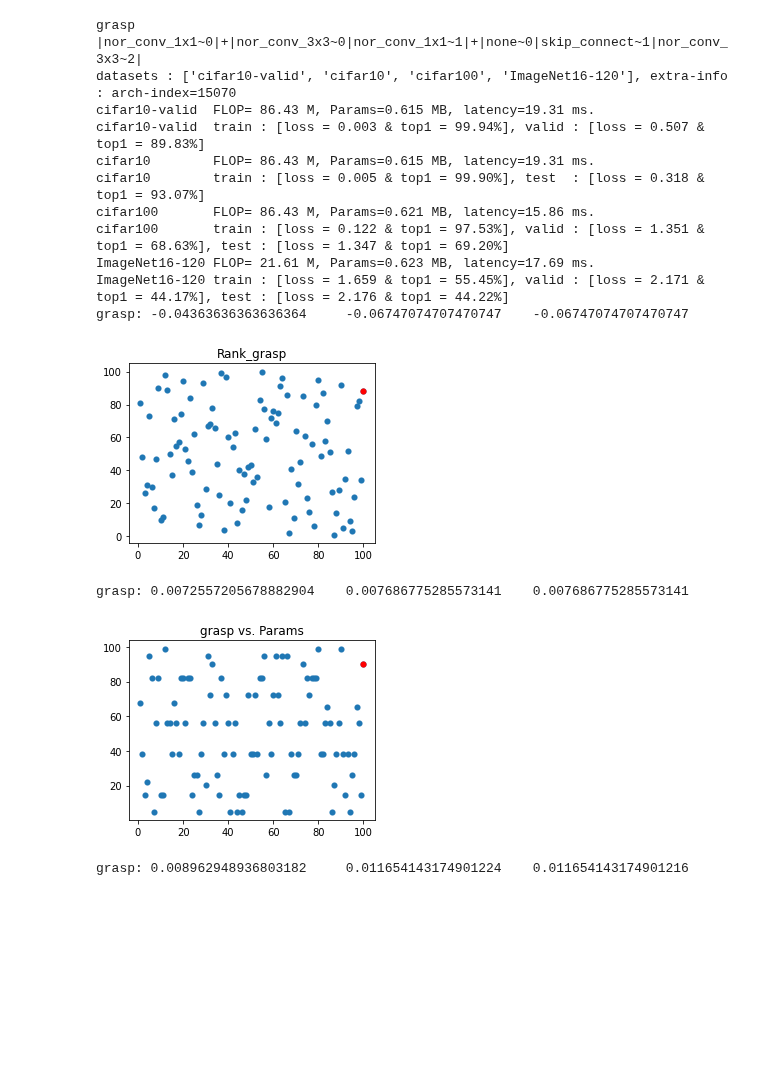
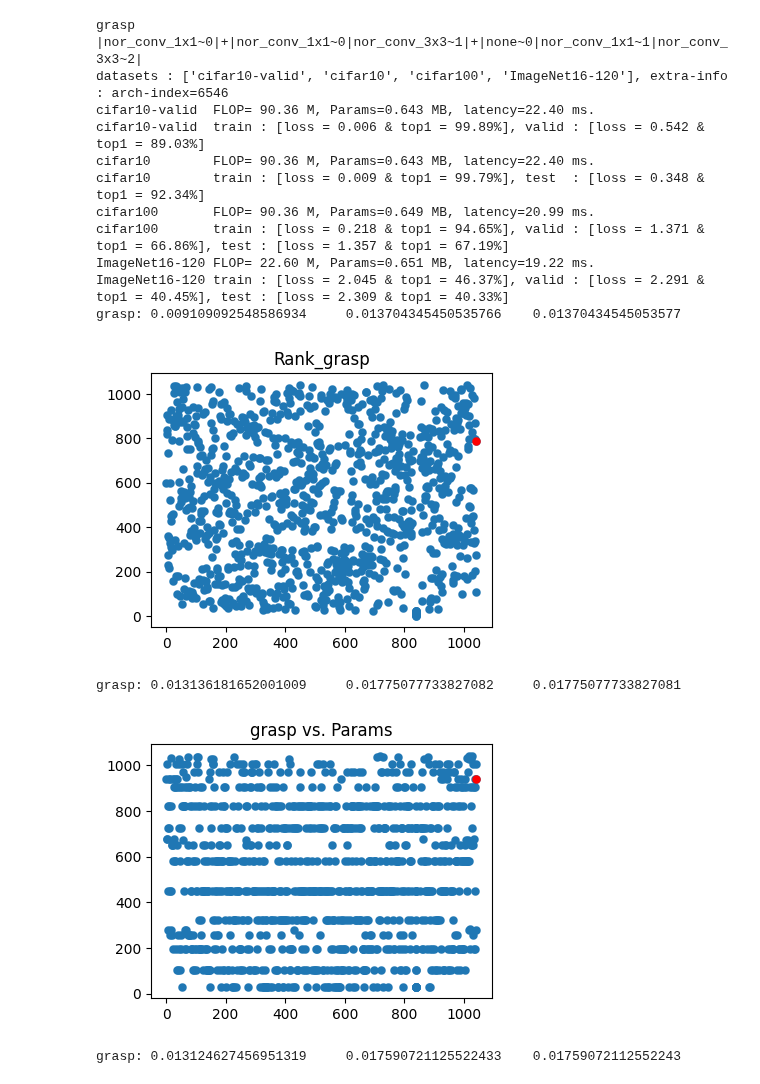
Before and after one commit to cvlab-yonsei/AZ-NAS, a Jupyter notebook: NATSBench/tss_general.ipynb, the cells around one changed output. Cells and saved outputs as stored; diff of their text form; code cells hidden in the pictures; blank space fills up the shorter version.

```diff
--- a/NATSBench/tss_general.ipynb
+++ b/NATSBench/tss_general.ipynb
@@ -309,9 +313,9 @@ def get_results_from_api(api, arch, dataset='cifar10'):
 
 api_valid_accs, api_flops, api_params = [], [], []
 for a in archs:
-    valid_acc, flops, params = get_results_from_api(api, a, 'cifar10')
+#     valid_acc, flops, params = get_results_from_api(api, a, 'cifar10')
 #     valid_acc, flops, params = get_results_from_api(api, a, 'cifar100')
-#     valid_acc, flops, params = get_results_from_api(api, a, 'ImageNet16-120')
+    valid_acc, flops, params = get_results_from_api(api, a, 'ImageNet16-120')
     api_valid_accs.append(valid_acc)
     api_flops.append(flops)
     api_params.append(params)
@@ -321,7 +325,9 @@ fig_scale = 1.1
 # rank_agg = None
 # l = len(api_flops)
 # rank_agg = np.log(stats.rankdata(api_flops) / l)
+# # rank_agg = np.log(stats.rankdata(api_params) / l)
 # for k in results.keys():
+#     print(k)
 #     if rank_agg is None:
 #         rank_agg = np.log( stats.rankdata(results[k]) / l)
 #     else:
@@ -343,6 +349,7 @@ fig_scale = 1.1
 # print("aggregated: {}\t{}\t{}\t".format(kendalltau[0], pearsonr[0], spearmanr[0]))
 # plt.figure(figsize=(4*fig_scale,3*fig_scale))
 # plt.scatter(x, y, linewidths=0.1)
+# best_idx = np.argmax(rank_agg)
 # plt.scatter(x[best_idx], y[best_idx], c="r", linewidths=0.1)
 # plt.title("Rank_agg")
 # plt.show()
@@ -371,55 +378,54 @@ for k in metrics.keys():
     print("{}: {}\t{}\t{}\t".format(k, kendalltau[0], pearsonr[0], spearmanr[0]))
     plt.figure(figsize=(4*fig_scale,3*fig_scale))
     plt.scatter(x, y, linewidths=0.1)
+    best_idx = np.argmax(metrics[k])
     plt.scatter(x[best_idx], y[best_idx], c="r", linewidths=0.1)
     plt.title("Rank_{}".format(k))
     plt.show()
 
-# for each
-for k, v in results.items():
-    metrics[k] = v
+# for each vs params
 for k in results.keys():
-    x = stats.rankdata(metrics[k])
+    x = stats.rankdata(results[k])
     y = stats.rankdata(api_params)
     kendalltau = stats.kendalltau(x, y)
     spearmanr = stats.spearmanr(x, y)
     pearsonr = stats.pearsonr(x, y)
     print("{}: {}\t{}\t{}\t".format(k, kendalltau[0], pearsonr[0], spearmanr[0]))
     plt.figure(figsize=(4*fig_scale,3*fig_scale))
     plt.scatter(x, y, linewidths=0.1)
+    best_idx = np.argmax(results[k])
     plt.scatter(x[best_idx], y[best_idx], c="r", linewidths=0.1)
     plt.title("{} vs. Params".format(k))
     plt.show()
 
-# for each
-for k, v in results.items():
-    metrics[k] = v
+# for each vs flops
 for k in results.keys():
-    x = stats.rankdata(metrics[k])
+    x = stats.rankdata(results[k])
     y = stats.rankdata(api_flops)
     kendalltau = stats.kendalltau(x, y)
     spearmanr = stats.spearmanr(x, y)
     pearsonr = stats.pearsonr(x, y)
     print("{}: {}\t{}\t{}\t".format(k, kendalltau[0], pearsonr[0], spearmanr[0]))
     plt.figure(figsize=(4*fig_scale,3*fig_scale))
     plt.scatter(x, y, linewidths=0.1)
+    best_idx = np.argmax(results[k])
     plt.scatter(x[best_idx], y[best_idx], c="r", linewidths=0.1)
     plt.title("{} vs. FLOPs".format(k))
     plt.show()
 # %% [output]
 grasp
-|nor_conv_1x1~0|+|nor_conv_3x3~0|nor_conv_1x1~1|+|none~0|skip_connect~1|nor_conv_3x3~2|
-datasets : ['cifar10-valid', 'cifar10', 'cifar100', 'ImageNet16-120'], extra-info : arch-index=15070
-cifar10-valid  FLOP= 86.43 M, Params=0.615 MB, latency=19.31 ms.
-cifar10-valid  train : [loss = 0.003 & top1 = 99.94%], valid : [loss = 0.507 & top1 = 89.83%]
-cifar10        FLOP= 86.43 M, Params=0.615 MB, latency=19.31 ms.
-cifar10        train : [loss = 0.005 & top1 = 99.90%], test  : [loss = 0.318 & top1 = 93.07%]
-cifar100       FLOP= 86.43 M, Params=0.621 MB, latency=15.86 ms.
-cifar100       train : [loss = 0.122 & top1 = 97.53%], valid : [loss = 1.351 & top1 = 68.63%], test : [loss = 1.347 & top1 = 69.20%]
-ImageNet16-120 FLOP= 21.61 M, Params=0.623 MB, latency=17.69 ms.
-ImageNet16-120 train : [loss = 1.659 & top1 = 55.45%], valid : [loss = 2.171 & top1 = 44.17%], test : [loss = 2.176 & top1 = 44.22%]
-grasp: -0.04363636363636364     -0.06747074707470747    -0.06747074707470747
+|nor_conv_1x1~0|+|nor_conv_1x1~0|nor_conv_3x3~1|+|none~0|nor_conv_1x1~1|nor_conv_3x3~2|
+datasets : ['cifar10-valid', 'cifar10', 'cifar100', 'ImageNet16-120'], extra-info : arch-index=6546
+cifar10-valid  FLOP= 90.36 M, Params=0.643 MB, latency=22.40 ms.
+cifar10-valid  train : [loss = 0.006 & top1 = 99.89%], valid : [loss = 0.542 & top1 = 89.03%]
+cifar10        FLOP= 90.36 M, Params=0.643 MB, latency=22.40 ms.
+cifar10        train : [loss = 0.009 & top1 = 99.79%], test  : [loss = 0.348 & top1 = 92.34%]
+cifar100       FLOP= 90.36 M, Params=0.649 MB, latency=20.99 ms.
+cifar100       train : [loss = 0.218 & top1 = 94.65%], valid : [loss = 1.371 & top1 = 66.86%], test : [loss = 1.357 & top1 = 67.19%]
+ImageNet16-120 FLOP= 22.60 M, Params=0.651 MB, latency=19.22 ms.
+ImageNet16-120 train : [loss = 2.045 & top1 = 46.37%], valid : [loss = 2.291 & top1 = 40.45%], test : [loss = 2.309 & top1 = 40.33%]
+grasp: 0.009109092548586934     0.013704345450535766    0.01370434545053577
-[figure, old version]
+[figure, new version]
-grasp: 0.0072557205678882904    0.007686775285573141    0.007686775285573141
+grasp: 0.013136181652001009     0.01775077733827082     0.01775077733827081
-[figure, old version]
+[figure, new version]
-grasp: 0.008962948936803182     0.011654143174901224    0.011654143174901216
+grasp: 0.013124627456951319     0.017590721125522433    0.01759072112552243
```
Also changed, not shown: parts of 6 cells of this notebook, 1 other file.
